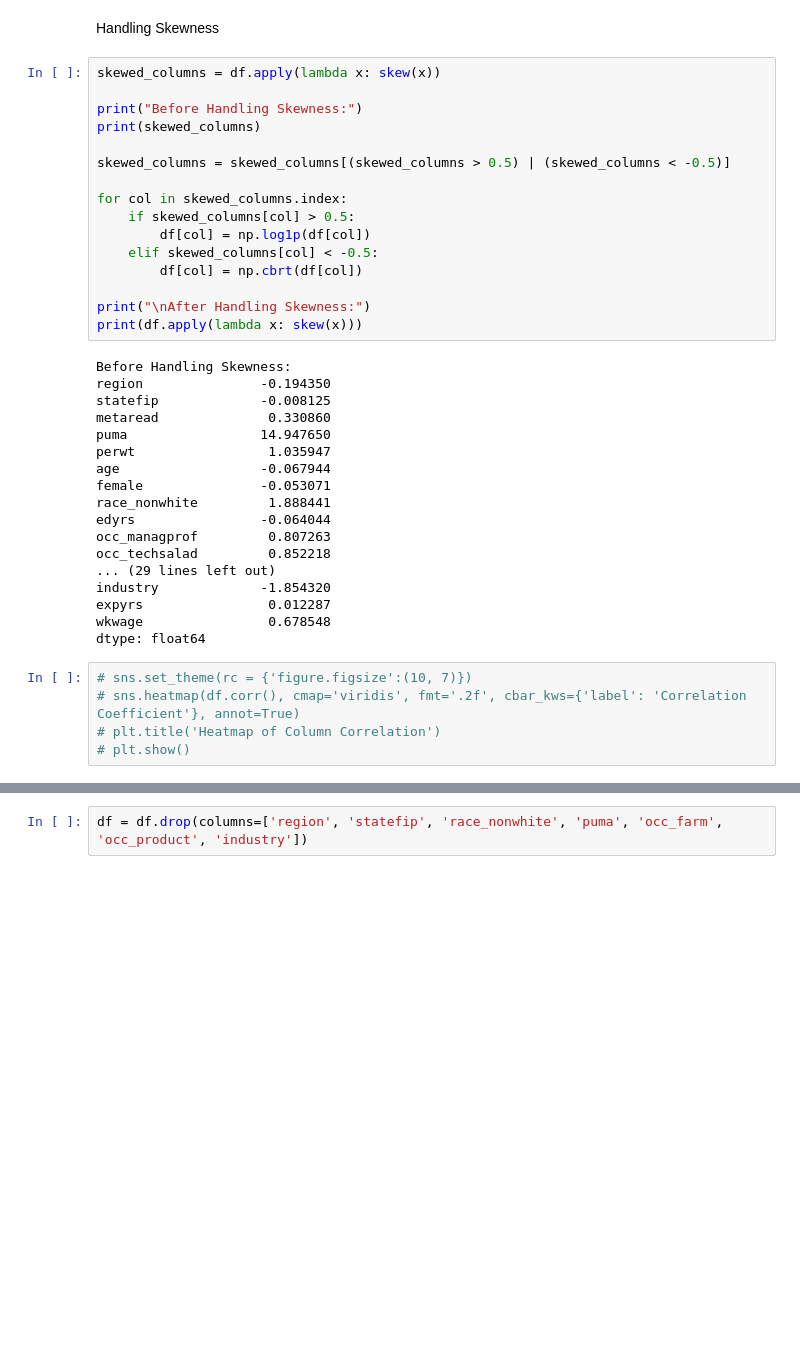
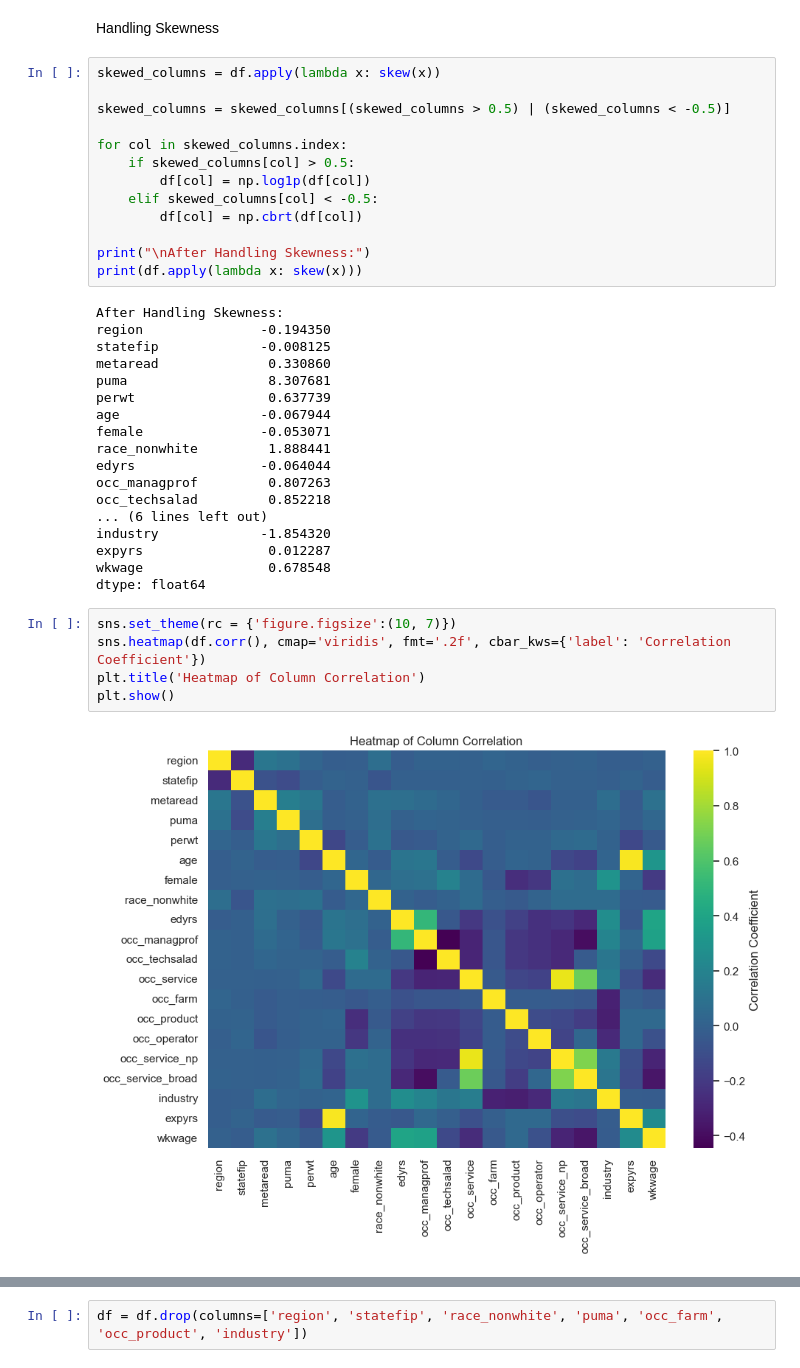
Before and after one commit to Somewhat-Coder/Microwages-ML, a Jupyter notebook: training.ipynb, the cells around one changed output, grey strips where cells are left out. Drawn from its saved outputs; the diff is of its cells as text; blank space fills up the shorter version.

```diff
--- a/training.ipynb
+++ b/training.ipynb
@@ -69,9 +53,6 @@ df
 Handling Skewness
 # %%
 skewed_columns = df.apply(lambda x: skew(x))
-
-print("Before Handling Skewness:")
-print(skewed_columns)
 
 skewed_columns = skewed_columns[(skewed_columns > 0.5) | (skewed_columns < -0.5)]
 
@@ -84,25 +65,27 @@ for col in skewed_columns.index:
 print("\nAfter Handling Skewness:")
 print(df.apply(lambda x: skew(x)))
 # %% [output]
-Before Handling Skewness:
+After Handling Skewness:
 region               -0.194350
 statefip             -0.008125
 metaread              0.330860
-puma                 14.947650
-perwt                 1.035947
+puma                  8.307681
+perwt                 0.637739
 age                  -0.067944
 female               -0.053071
 race_nonwhite         1.888441
 edyrs                -0.064044
 occ_managprof         0.807263
 occ_techsalad         0.852218
-... (29 lines left out)
+... (6 lines left out)
 industry             -1.854320
 expyrs                0.012287
 wkwage                0.678548
 dtype: float64
 # %%
-# sns.set_theme(rc = {'figure.figsize':(10, 7)})
-# sns.heatmap(df.corr(), cmap='viridis', fmt='.2f', cbar_kws={'label': 'Correlation Coefficient'}, annot=True)
-# plt.title('Heatmap of Column Correlation')
-# plt.show()
+sns.set_theme(rc = {'figure.figsize':(10, 7)})
+sns.heatmap(df.corr(), cmap='viridis', fmt='.2f', cbar_kws={'label': 'Correlation Coefficient'})
+plt.title('Heatmap of Column Correlation')
+plt.show()
+# %% [output]
+[figure, added]
```
Also changed, not shown: parts of 20 cells of this notebook.
